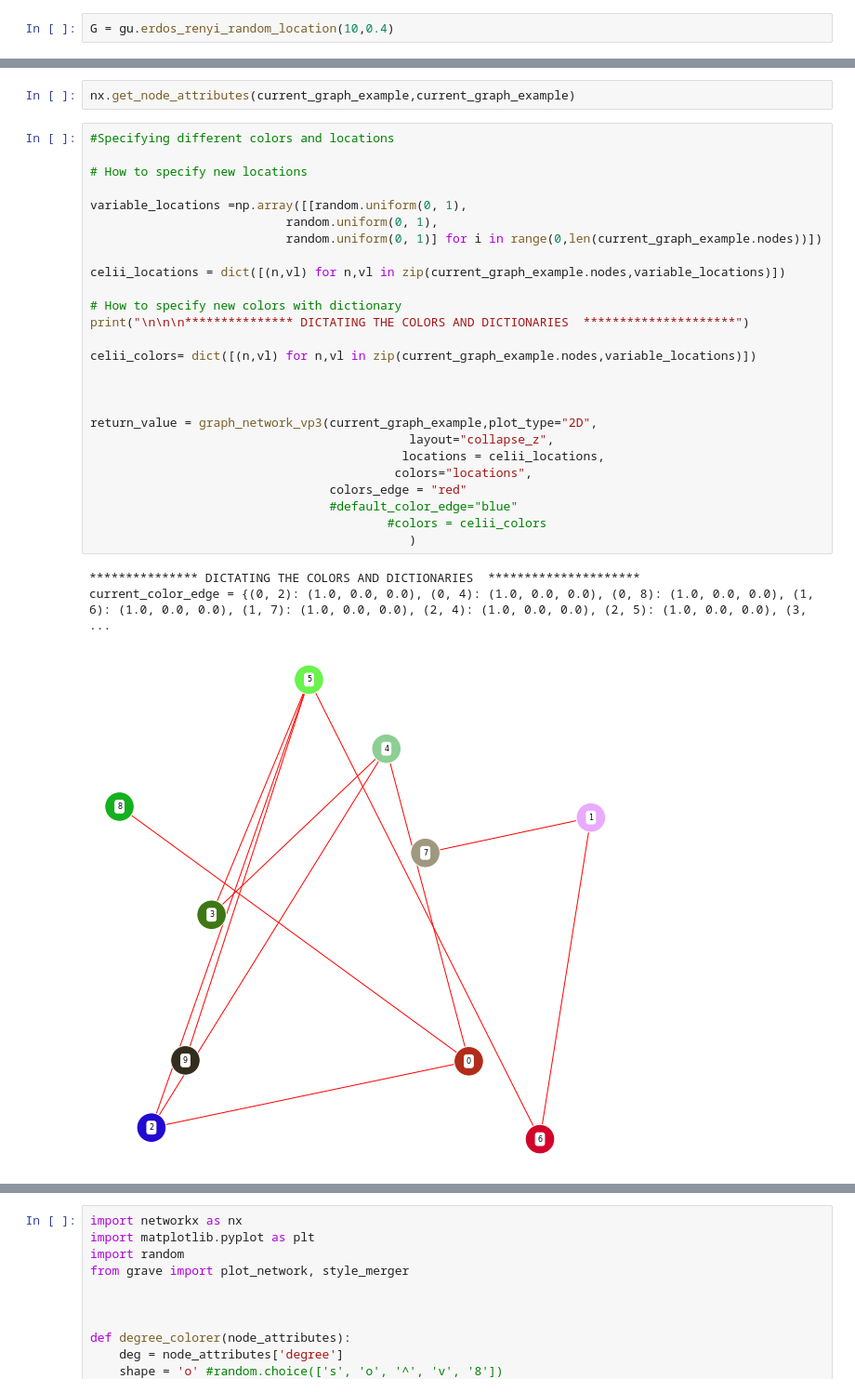
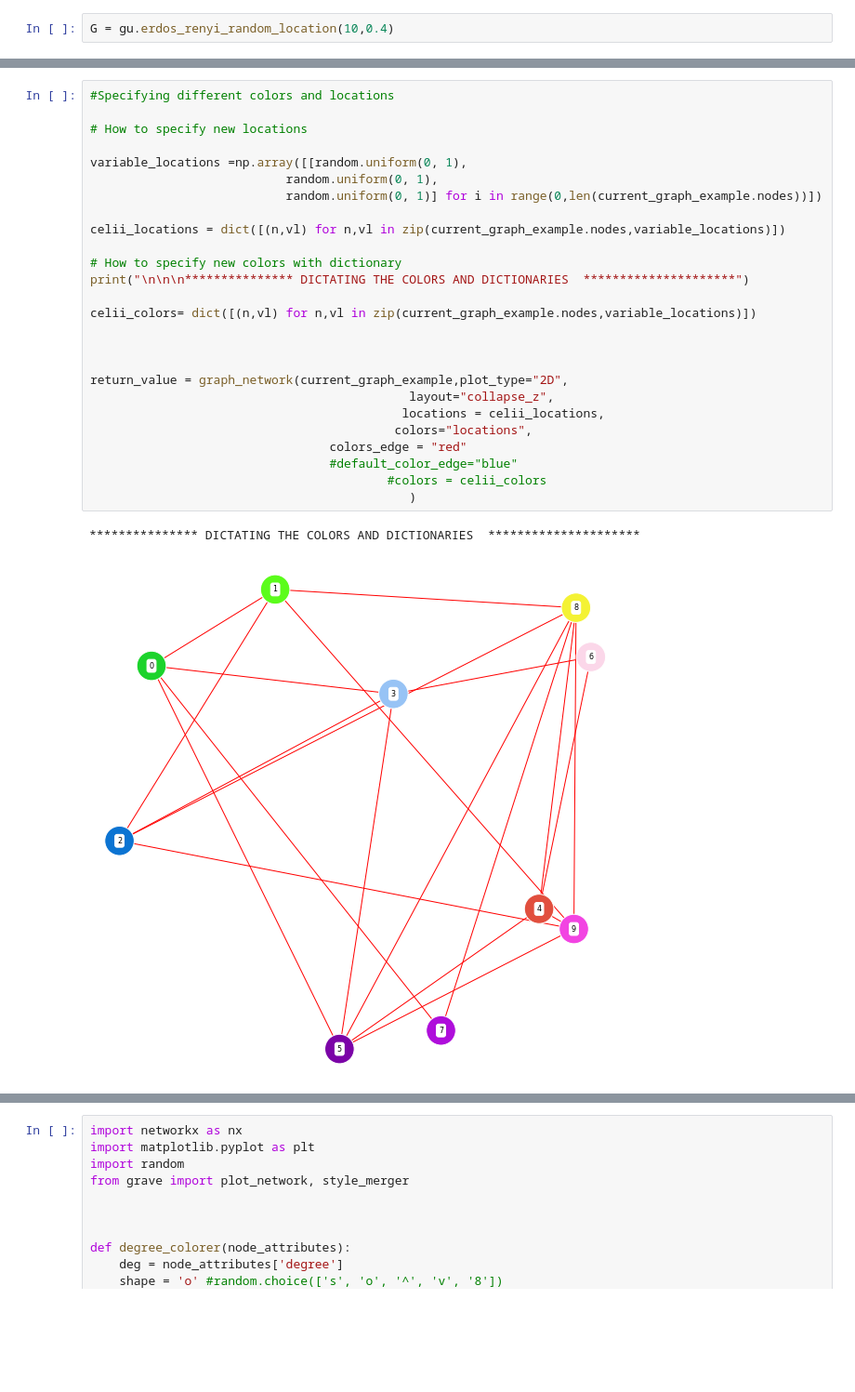
Before and after one commit to celiibrendan/nx_graph_utils, a Jupyter notebook: graph_experiments/Debugging_Graphing_Functions.ipynb, the cells around one changed output, grey strips where cells are left out. Shown at 93% size. Saved outputs shown, nothing was run; the diff lists cells and outputs as text; blank space fills up the shorter version.

Commit message:
fixed edge coloring errors

```diff
--- a/graph_experiments/Debugging_Graphing_Functions.ipynb
+++ b/graph_experiments/Debugging_Graphing_Functions.ipynb
@@ -647,35 +630,32 @@ Out[7]: [(1, {'shape': 'pear'})]
-# %%
-nx.get_node_attributes(current_graph_example,current_graph_example)
 # %%
 #Specifying different colors and locations
 
 # How to specify new locations
 
 variable_locations =np.array([[random.uniform(0, 1),
                            random.uniform(0, 1),
                            random.uniform(0, 1)] for i in range(0,len(current_graph_example.nodes))])
 
 celii_locations = dict([(n,vl) for n,vl in zip(current_graph_example.nodes,variable_locations)])
 
 # How to specify new colors with dictionary
 print("\n\n\n*************** DICTATING THE COLORS AND DICTIONARIES  *********************")
 
 celii_colors= dict([(n,vl) for n,vl in zip(current_graph_example.nodes,variable_locations)])
 
 
 
-return_value = graph_network_vp3(current_graph_example,plot_type="2D",
+return_value = graph_network(current_graph_example,plot_type="2D",
                                             layout="collapse_z",
                                            locations = celii_locations,
                                           colors="locations",
                                  colors_edge = "red"
                                  #default_color_edge="blue"
                                          #colors = celii_colors
                                             )
 # %% [output]
 *************** DICTATING THE COLORS AND DICTIONARIES  *********************
-current_color_edge = {(0, 2): (1.0, 0.0, 0.0), (0, 4): (1.0, 0.0, 0.0), (0, 8): (1.0, 0.0, 0.0), (1, 6): (1.0, 0.0, 0.0), (1, 7): (1.0, 0.0, 0.0), (2, 4): (1.0, 0.0, 0.0), (2, 5): (1.0, 0.0, 0.0), (3, ...
-[figure, old version]
+[figure, new version]
 # %%
 print("\n\n\n*************** OVERLAYING MULTIPLE GRAPHS  *********************")
 # Doing multiple graphs:
```
Also changed, not shown: parts of 7 cells of this notebook, 1 other file.
